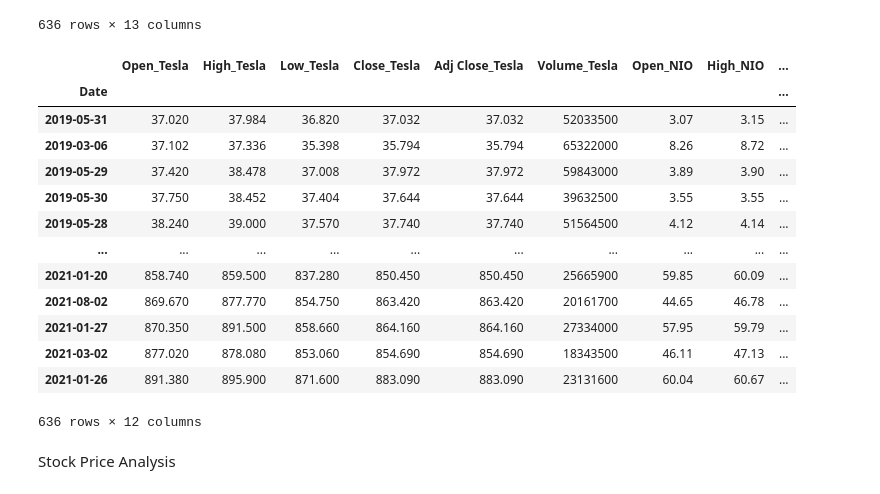
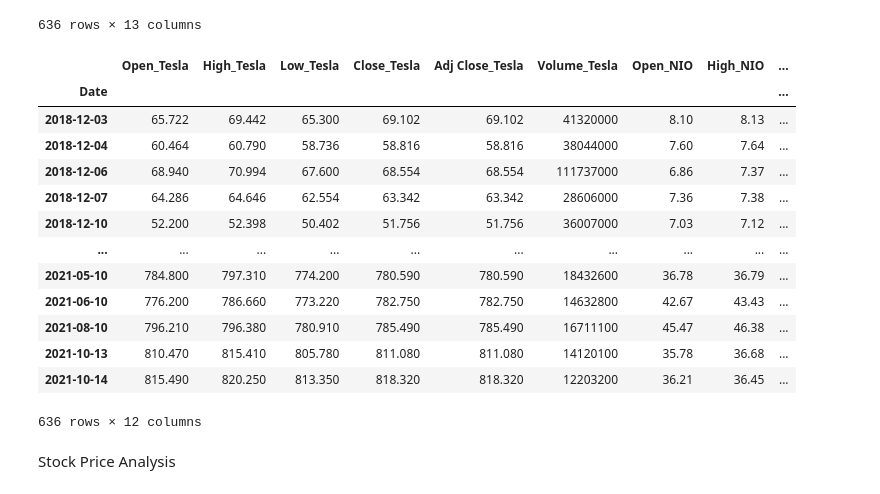
Before and after one commit to anacarol84/Project1_Tesla, a Jupyter notebook: Project-1/Tesla and NIO.ipynb, the cells around one changed output. Saved outputs shown, nothing was run; the diff lists cells and outputs as text; code cells hidden in the pictures.

```diff
--- a/Project-1/Tesla and NIO.ipynb
+++ b/Project-1/Tesla and NIO.ipynb
@@ -108,22 +108,21 @@ merged_data.set_index('Date', inplace = True)
 # %%
 #Rounding the figures
 clean_df=merged_data.round(decimals=3)
-# clean_df.head()
-clean_df.sort_values(["Open_Tesla","Open_NIO"])
+clean_df
 # %% [output]
 |  | Open_Tesla | High_Tesla | Low_Tesla | Close_Tesla | Adj Close_Tesla | Volume_Tesla | Open_NIO | High_NIO | ... |
 | Date |  |  |  |  |  |  |  |  | ... |
-| 2019-05-31 | 37.020 | 37.984 | 36.820 | 37.032 | 37.032 | 52033500 | 3.07 | 3.15 | ... |
-| 2019-03-06 | 37.102 | 37.336 | 35.398 | 35.794 | 35.794 | 65322000 | 8.26 | 8.72 | ... |
-| 2019-05-29 | 37.420 | 38.478 | 37.008 | 37.972 | 37.972 | 59843000 | 3.89 | 3.90 | ... |
-| 2019-05-30 | 37.750 | 38.452 | 37.404 | 37.644 | 37.644 | 39632500 | 3.55 | 3.55 | ... |
-| 2019-05-28 | 38.240 | 39.000 | 37.570 | 37.740 | 37.740 | 51564500 | 4.12 | 4.14 | ... |
+| 2018-12-03 | 65.722 | 69.442 | 65.300 | 69.102 | 69.102 | 41320000 | 8.10 | 8.13 | ... |
+| 2018-12-04 | 60.464 | 60.790 | 58.736 | 58.816 | 58.816 | 38044000 | 7.60 | 7.64 | ... |
+| 2018-12-06 | 68.940 | 70.994 | 67.600 | 68.554 | 68.554 | 111737000 | 6.86 | 7.37 | ... |
+| 2018-12-07 | 64.286 | 64.646 | 62.554 | 63.342 | 63.342 | 28606000 | 7.36 | 7.38 | ... |
+| 2018-12-10 | 52.200 | 52.398 | 50.402 | 51.756 | 51.756 | 36007000 | 7.03 | 7.12 | ... |
 | ... | ... | ... | ... | ... | ... | ... | ... | ... | ... |
-| 2021-01-20 | 858.740 | 859.500 | 837.280 | 850.450 | 850.450 | 25665900 | 59.85 | 60.09 | ... |
-| 2021-08-02 | 869.670 | 877.770 | 854.750 | 863.420 | 863.420 | 20161700 | 44.65 | 46.78 | ... |
-| 2021-01-27 | 870.350 | 891.500 | 858.660 | 864.160 | 864.160 | 27334000 | 57.95 | 59.79 | ... |
-| 2021-03-02 | 877.020 | 878.080 | 853.060 | 854.690 | 854.690 | 18343500 | 46.11 | 47.13 | ... |
-| 2021-01-26 | 891.380 | 895.900 | 871.600 | 883.090 | 883.090 | 23131600 | 60.04 | 60.67 | ... |
+| 2021-05-10 | 784.800 | 797.310 | 774.200 | 780.590 | 780.590 | 18432600 | 36.78 | 36.79 | ... |
+| 2021-06-10 | 776.200 | 786.660 | 773.220 | 782.750 | 782.750 | 14632800 | 42.67 | 43.43 | ... |
+| 2021-08-10 | 796.210 | 796.380 | 780.910 | 785.490 | 785.490 | 16711100 | 45.47 | 46.38 | ... |
+| 2021-10-13 | 810.470 | 815.410 | 805.780 | 811.080 | 811.080 | 14120100 | 35.78 | 36.68 | ... |
+| 2021-10-14 | 815.490 | 820.250 | 813.350 | 818.320 | 818.320 | 12203200 | 36.21 | 36.45 | ... |
 636 rows × 12 columns
 # %% [markdown]
 Stock Price Analysis
```
Also changed, not shown: parts of 7 cells of this notebook, 4 other files.
